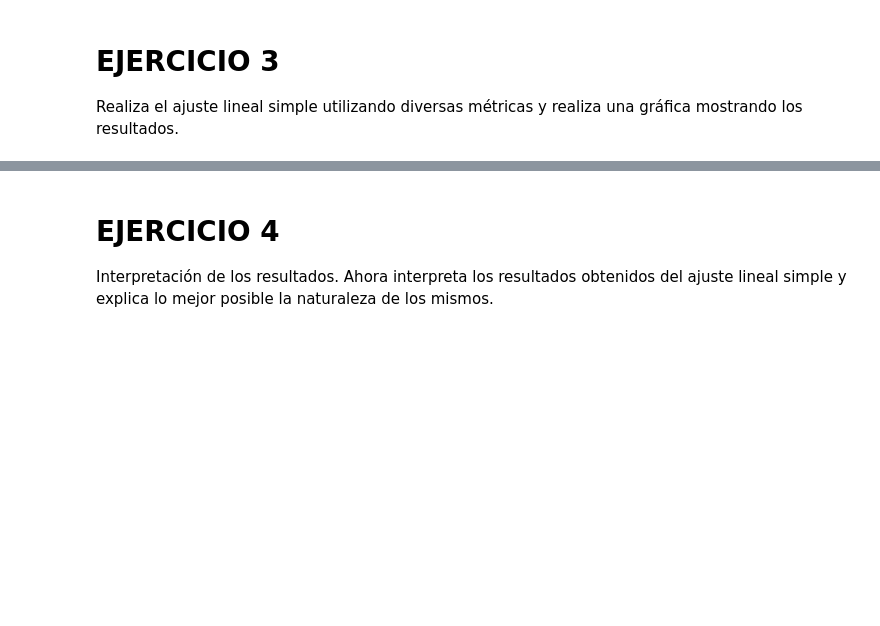
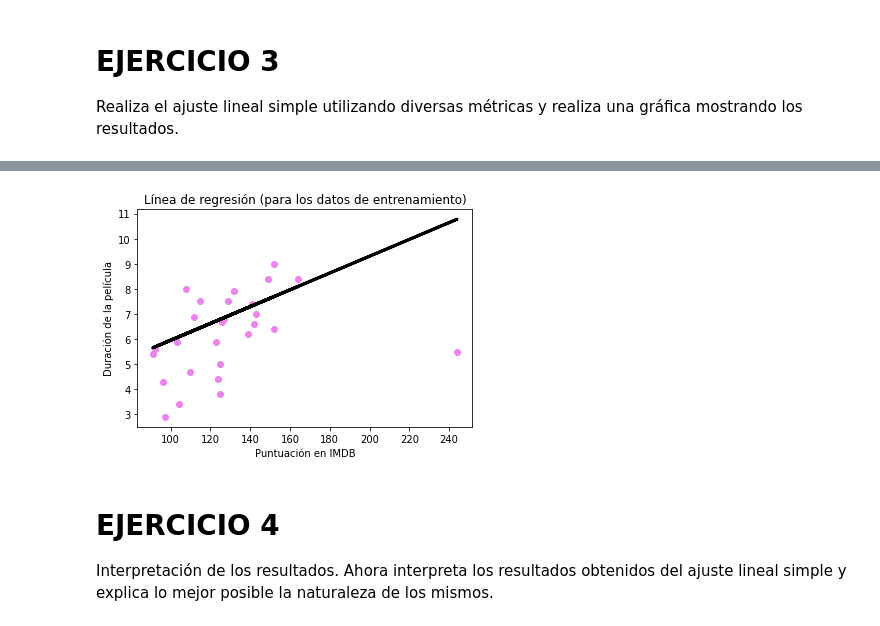
Before and after one commit to Adalab/DA-promo-a-modulo-3-pair-1-Almudena-Lara, a Jupyter notebook: REGRESIÓN/1_Regresión1.ipynb, the cells around one changed output, grey strips where cells are left out. Saved outputs shown, nothing was run; the diff lists cells and outputs as text; code cells hidden in the pictures; blank space fills up the shorter version.

```diff
--- a/REGRESIÓN/1_Regresión1.ipynb
+++ b/REGRESIÓN/1_Regresión1.ipynb
@@ -164,3 +184,15 @@ df[df["runtime"]== df["runtime"].max()]
 # %% [markdown]
 # EJERCICIO 3
 Realiza el ajuste lineal simple utilizando diversas métricas y realiza una gráfica mostrando los resultados.
+# %%
+#Variable independiente (predictora)
+ind = df["runtime"].values.reshape(-1, 1)
+
+#Variable dependiente:
+dep = df["imdb_rating"].values.reshape(-1, 1)
+
+# Le hacemos un reshape ya que el modelo espera que le pasemos un array de 2 dimensiones con una única columna.
+# %%
+#Usamos "train_test_split" para dividir de forma aleatoria nuestros datos, para las dos variables, en un grupo aleatorio con el 70 % de los datos, dirigido al entrenamiento, y un 30 % de ellos para el test posterior.
+
+ind_train, ind_test, dep_train, dep_test = train_test_split(ind, dep, test_size = 0.3)
@@ -167,3 +205,20 @@ Realiza el ajuste lineal simple utilizando diversas métricas y realiza una grá
+# %%
+#Creamos unas variables que guardarán un conjunto de datos predichos para la variable dependiente (aplicando el método LR - que hemos aplicado antes con .fit a ambos conjuntos - a ind_train, la variable predictora.
+
+dep_predict_train = LR.predict(ind_train)
+dep_prediction = LR.predict(ind_test)
+# %%
+#Realizamos un scatterplot con los datos, reales, que hemos guardado en las dos variables test - con un 30 % aleatorio de los datos.
+# Sobre la misma figura, planteamos la recta de regresión que hemos creado con la prediccion (dep_prediction):
+
+plt.scatter(ind_test,dep_test,color="violet")
+plt.plot(ind_test, dep_prediction,color="black",linewidth=3)
+plt.title('Línea de regresión (para los datos de entrenamiento)')
+plt.xlabel('Puntuación en IMDB')
+plt.ylabel('Duración de la película')
+plt.show()
+# %% [output]
+[figure, added]
 # %% [markdown]
 # EJERCICIO 4
 Interpretación de los resultados. Ahora interpreta los resultados obtenidos del ajuste lineal simple y explica lo mejor posible la naturaleza de los mismos.
```
Also changed, not shown: parts of 22 cells of this notebook, 1 other file.
